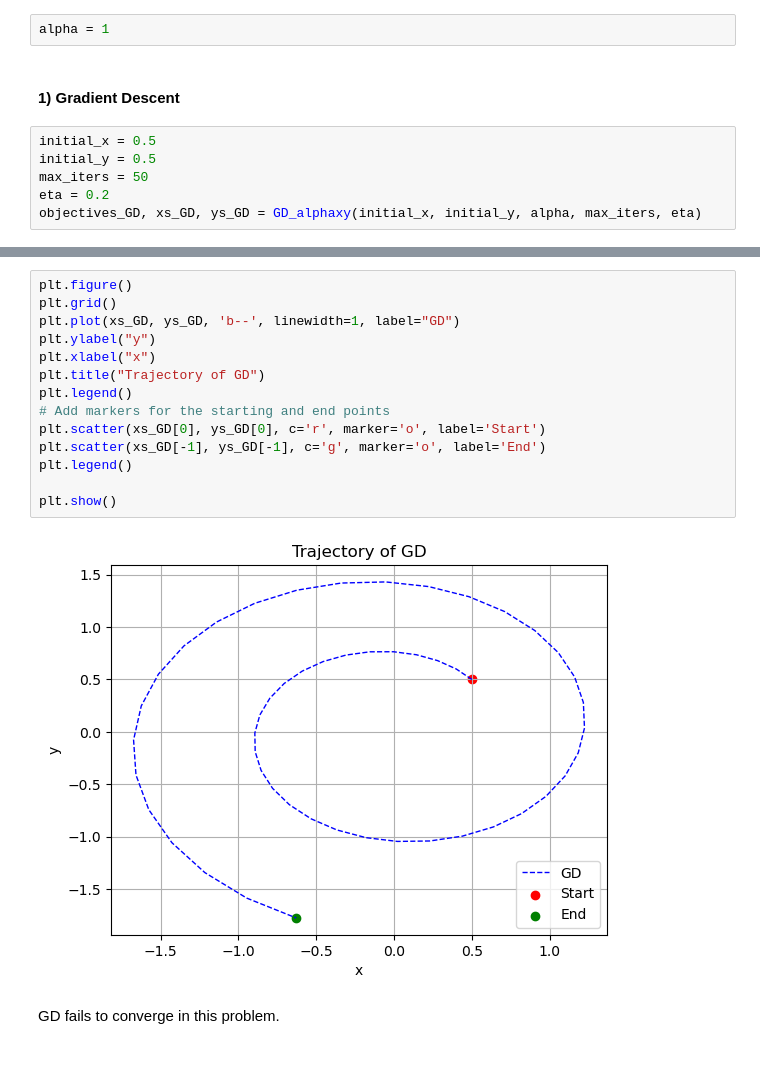
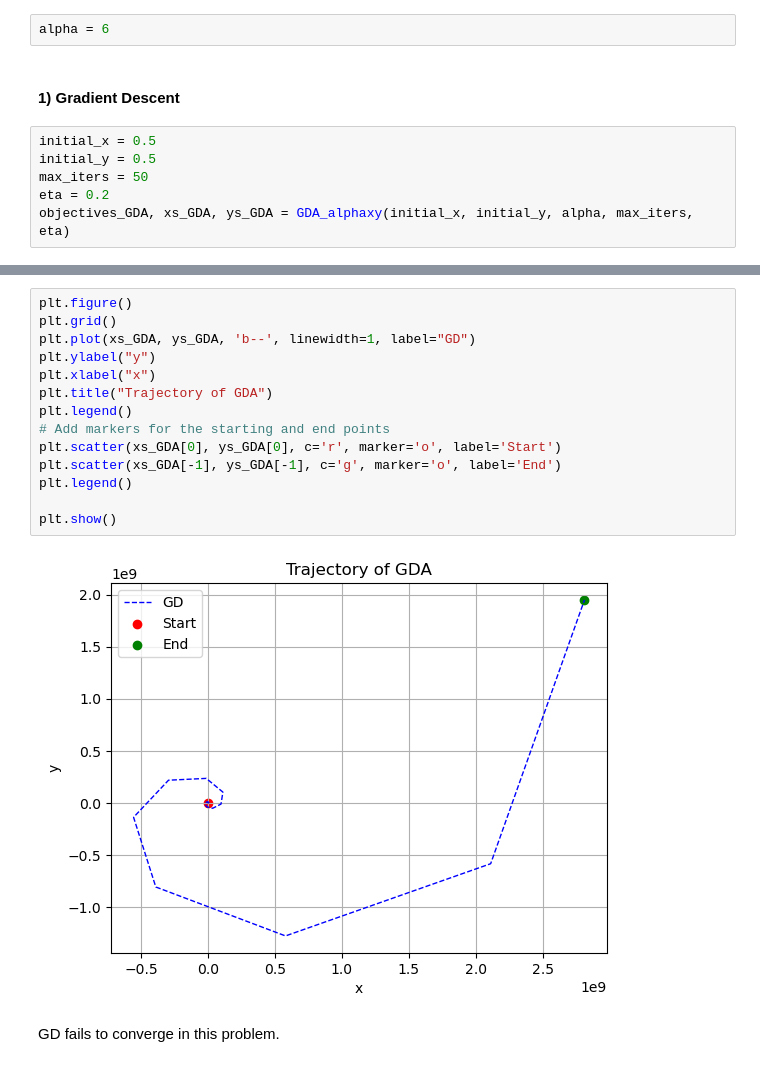
Before and after one commit to gabrieledangeli/OptML_miniproject_FGY, a Jupyter notebook: main.ipynb, the cells around one changed output, grey strips where cells are left out. Saved outputs shown, nothing was run; the diff lists cells and outputs as text.

```diff
--- a/main.ipynb
+++ b/main.ipynb
@@ -14,7 +14,7 @@ from optimizers.optimizers_conv_conc import *
 from optimizers.optimizers_conc_conv import *
 from plot import *
 # %%
-alpha = 1
+alpha = 6
 # %% [markdown]
 #### 1) Gradient Descent
 # %%
@@ -22,5 +22,5 @@ initial_x = 0.5
 initial_y = 0.5
 max_iters = 50
 eta = 0.2
-objectives_GD, xs_GD, ys_GD = GD_alphaxy(initial_x, initial_y, alpha, max_iters, eta)
+objectives_GDA, xs_GDA, ys_GDA = GDA_alphaxy(initial_x, initial_y, alpha, max_iters, eta)
 # %% [output]
@@ -44,19 +44,19 @@ Gradient Descent (GD) (49/49): objective=1.5031138139013647
 # %%
 plt.figure()
 plt.grid()
-plt.plot(xs_GD, ys_GD, 'b--', linewidth=1, label="GD")
+plt.plot(xs_GDA, ys_GDA, 'b--', linewidth=1, label="GD")
 plt.ylabel("y")
 plt.xlabel("x")
-plt.title("Trajectory of GD")
+plt.title("Trajectory of GDA")
 plt.legend()
 # Add markers for the starting and end points
-plt.scatter(xs_GD[0], ys_GD[0], c='r', marker='o', label='Start')
-plt.scatter(xs_GD[-1], ys_GD[-1], c='g', marker='o', label='End')
+plt.scatter(xs_GDA[0], ys_GDA[0], c='r', marker='o', label='Start')
+plt.scatter(xs_GDA[-1], ys_GDA[-1], c='g', marker='o', label='End')
 plt.legend()
 
 plt.show()
 # %% [output]
-[figure, old version]
+[figure, new version]
 # %% [markdown]
 GD fails to converge in this problem.
 # %% [markdown]
```
Also changed, not shown: parts of 12 cells of this notebook, 1 other file.
